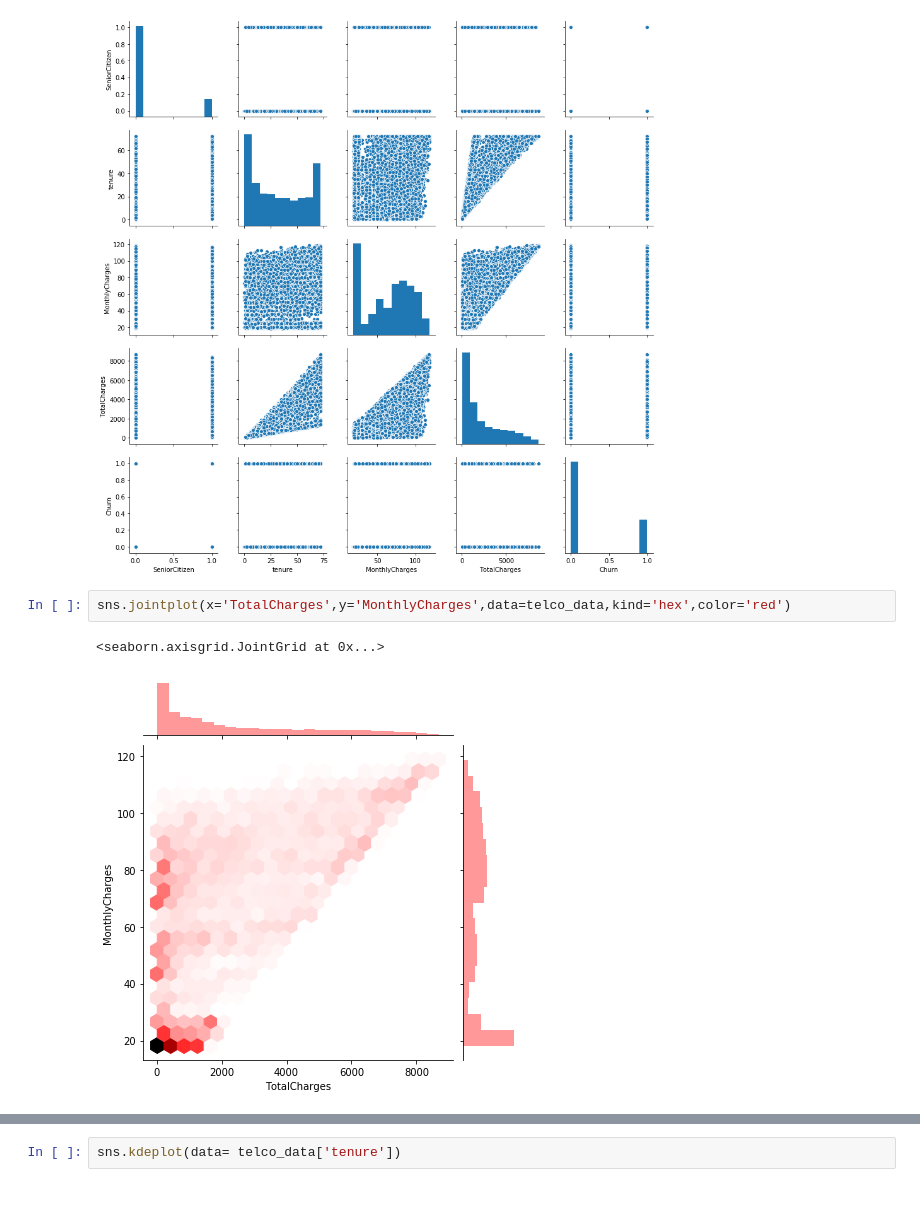
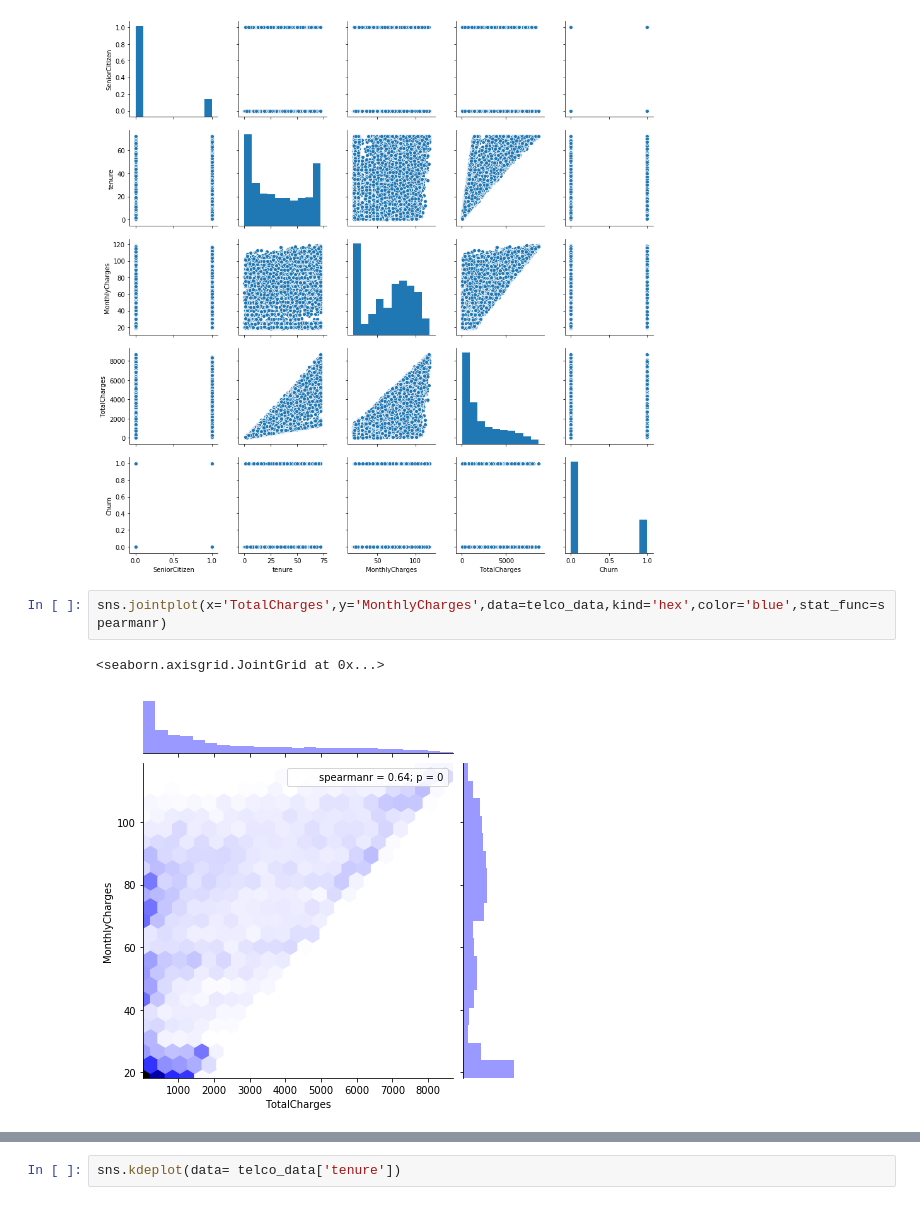
Before and after one commit to cipheraxat/Survival-Analysis, a Jupyter notebook: Abhijit/Telco - EDA.ipynb, the cells around one changed output, grey strips where cells are left out. Drawn from its saved outputs; the diff is of its cells as text.

```diff
--- a/Abhijit/Telco - EDA.ipynb
+++ b/Abhijit/Telco - EDA.ipynb
@@ -124,7 +150,7 @@ sns.pairplot(telco_data)
 <seaborn.axisgrid.PairGrid at 0x...>
 [figure]
 # %%
-sns.jointplot(x='TotalCharges',y='MonthlyCharges',data=telco_data,kind='hex',color='red')
+sns.jointplot(x='TotalCharges',y='MonthlyCharges',data=telco_data,kind='hex',color='blue',stat_func=spearmanr)
 # %% [output]
 <seaborn.axisgrid.JointGrid at 0x...>
-[figure, old version]
+[figure, new version]
```
Also changed, not shown: parts of 19 cells of this notebook.
